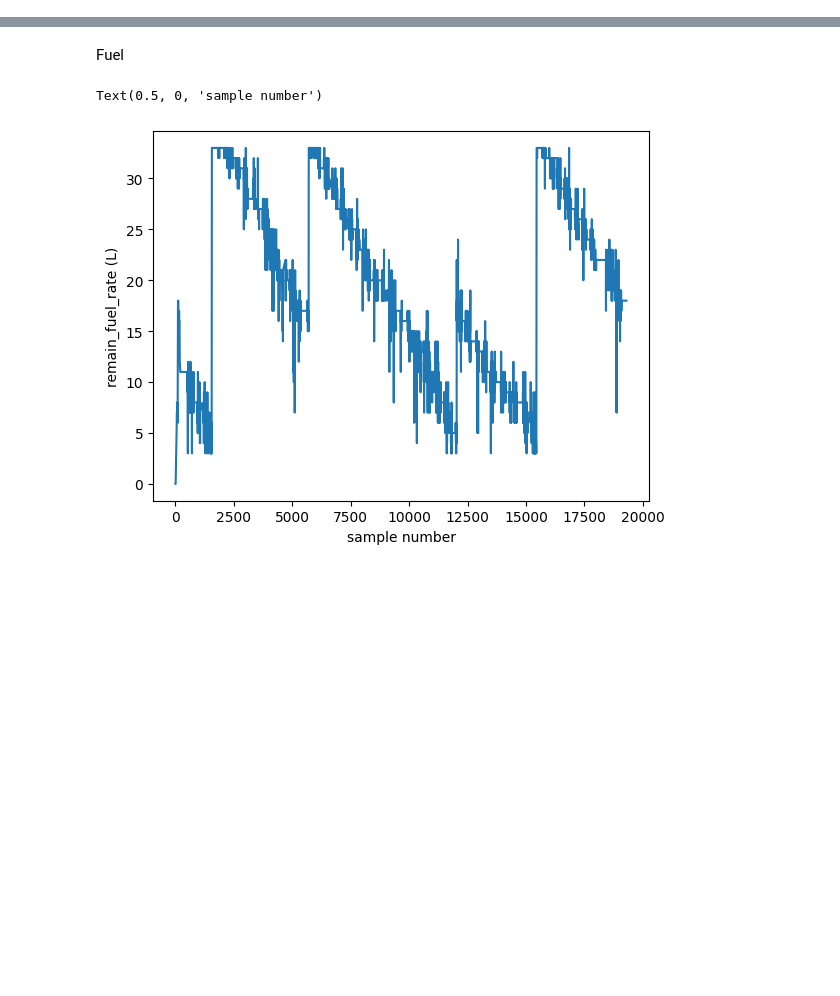
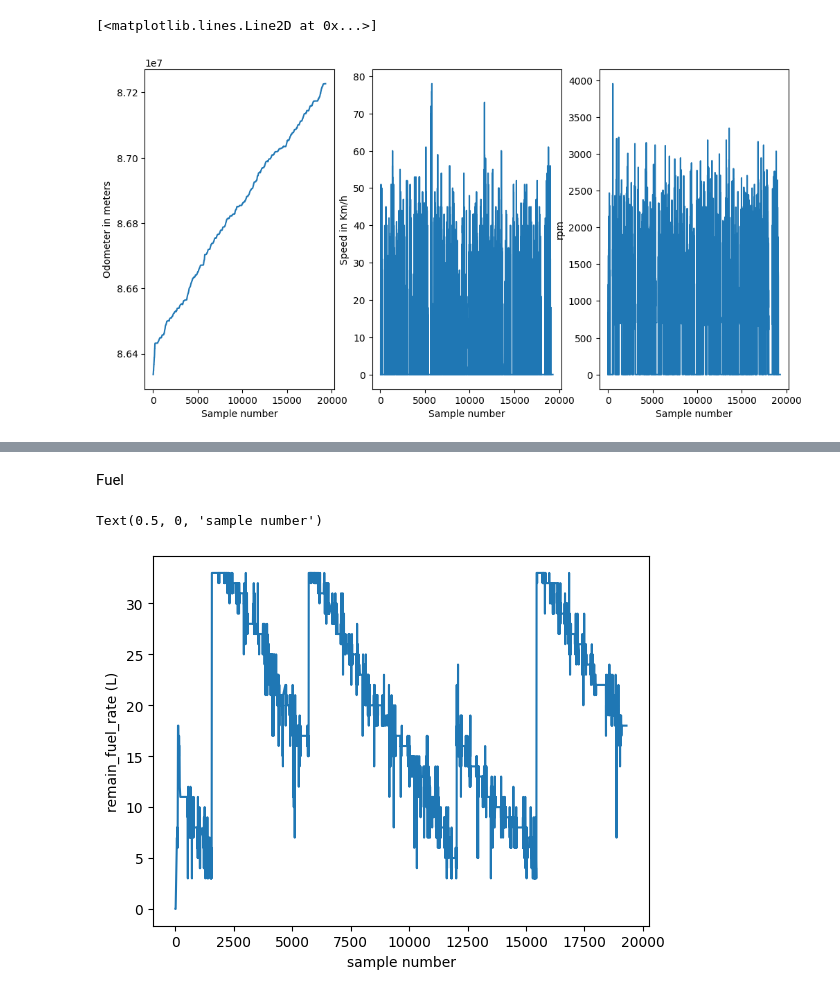
Before and after one commit to jlhb1984/Zonar_projects, a Jupyter notebook: notebooks/torch_xlsx_api.ipynb, the cells around one changed output, grey strips where cells are left out. Drawn from its saved outputs; the diff is of its cells as text; code cells hidden in the pictures; blank space fills up the shorter version.

Commit message:
Edition on torch analysis 7

```diff
--- a/notebooks/torch_xlsx_api.ipynb
+++ b/notebooks/torch_xlsx_api.ipynb
@@ -21,7 +21,7 @@ torch_codes_0204.to_csv(r'C:\Users\Jose.Hurtado\Documents\Zonar_projects\data\zo
 
 ignition_on_interval=[]
 ignition_off_interval=[]
-io=[]
+io_=[]
 odometer=[]
 date=[]
 ext_ps=[]
@@ -41,37 +41,82 @@ remain_fuel_rate=[]
 for i in range(0,torch_codes_0204.shape[0]):
     ignition_on_interval.append(int(torch_codes_0204.iloc[i,2][32:36],16))
     ignition_off_interval.append(int(torch_codes_0204.iloc[i,2][36:40],16))
-    io.append(bin(int(torch_codes_0204.iloc[i,2][64:68],16)))
+    io_.append(bin(int(torch_codes_0204.iloc[i,2][64:68],16)))
     odometer.append(int(torch_codes_0204.iloc[i,2][72:80],16))
     date.append(torch_codes_0204.iloc[i,2][82:94])
     ext_ps.append((float(int(torch_codes_0204.iloc[i,2][126:130])))/100)
-    speed.append(int(torch_codes_0204.iloc[i,2][131:133],16))
+    speed.append(int(torch_codes_0204.iloc[i,2][131:133]))
     #over_speed.append(torch_codes_0204.iloc[i,2])
     gnss.append(int(torch_codes_0204.iloc[i,2][51:52],16))
     #a_code.append(torch_codes_0204.iloc[])
     #direction.append(torch_codes_0204.iloc[i,2])
     accum_fuel_consumption.append(float(int(torch_codes_0204.iloc[i,2][134:142],16))/1000)
     #instant_fuel_consumption.append(torch_codes_0204.iloc[i,2]) invalid!
     rpm.append(int(torch_codes_0204.iloc[i,2][150:154],16))
     cool_temp.append(int(torch_codes_0204.iloc[i,2][158:160],16))
     #air_in_flow_temp.append(torch_codes_0204.iloc[i,2])
     engine_load.append(int(torch_codes_0204.iloc[i,2][162:164],16))
     remain_fuel_rate.append(torch_codes_0204.iloc[i,2][166:168])
 
 torch_codes_0204['i_on']=ignition_on_interval
 torch_codes_0204['i_off']=ignition_off_interval
-torch_codes_0204['io']=io
+torch_codes_0204['io']=io_
 torch_codes_0204['odometer']=odometer
 torch_codes_0204['date']=date
 torch_codes_0204['ext_ps']=ext_ps
 torch_codes_0204['speed']=speed
 torch_codes_0204['gnss']=gnss
 torch_codes_0204['acc_fuel_c']=accum_fuel_consumption
 torch_codes_0204['rpm']=rpm
 torch_codes_0204['cool_temp']=cool_temp
 torch_codes_0204['remain_fuel']=remain_fuel_rate
 torch_codes_0204['engine_load']=engine_load
 
 torch_codes_0204_ordered=torch_codes_0204.sort_values('date',ascending=True)
 
 df=torch_codes_0204_ordered[['i_on','i_off','io','odometer','date','ext_ps','speed','acc_fuel_c','rpm','remain_fuel','gnss','cool_temp','Status','engine_load']]
+
+odometer_data=[]
+rpm_data=[]
+speed_data=[]
+fuel_data=[]
+x_axis_odo_speed=[]
+x_axis_rpm=[]
+date=[]
+status=[]
+ind_odometer=0
+ind_speed=0
+
+for i in range(0,df.shape[0]):
+    ind_odometer=int(df.iloc[i,3])
+    if ind_odometer>80000000:
+        status.append(df.iloc[i,12])
+        odometer_data.append(int(df.iloc[i,3]))
+        #rpm_data.append(int(df.iloc[i,8]))
+        speed_data.append(int(df.iloc[i,6]))
+        #fuel_data.append((int(df.iloc[i,9],16) & 127))
+        date.append(df.iloc[i,4])
+        x_axis_odo_speed.append(i)
+
+for i in range(0,df.shape[0]):
+    ind_speed=int(df.iloc[i,8]<65535)
+    if df.iloc[i,8]<65535:
+        status.append(df.iloc[i,12])
+        rpm_data.append(df.iloc[i,8])
+        date.append(df.iloc[i,4])
+        x_axis_rpm.append(i)
+
+fig, ax = plt.subplots(1,3, figsize=(12, 6))
+
+ax[0].set_xlabel('Sample number')
+ax[0].set_ylabel('Odometer in meters')
+ax[1].set_xlabel('Sample number')
+ax[1].set_ylabel('Speed in Km/h')
+ax[2].set_xlabel('Sample number')
+ax[2].set_ylabel('rpm')
+ax[0].plot(x_axis_odo_speed,odometer_data)
+ax[1].plot(x_axis_odo_speed,speed_data)
+ax[2].plot(x_axis_rpm,rpm_data)
+# %% [output]
+[<matplotlib.lines.Line2D at 0x...>]
+[figure, added]
```
Also changed, not shown: parts of 3 cells of this notebook.
